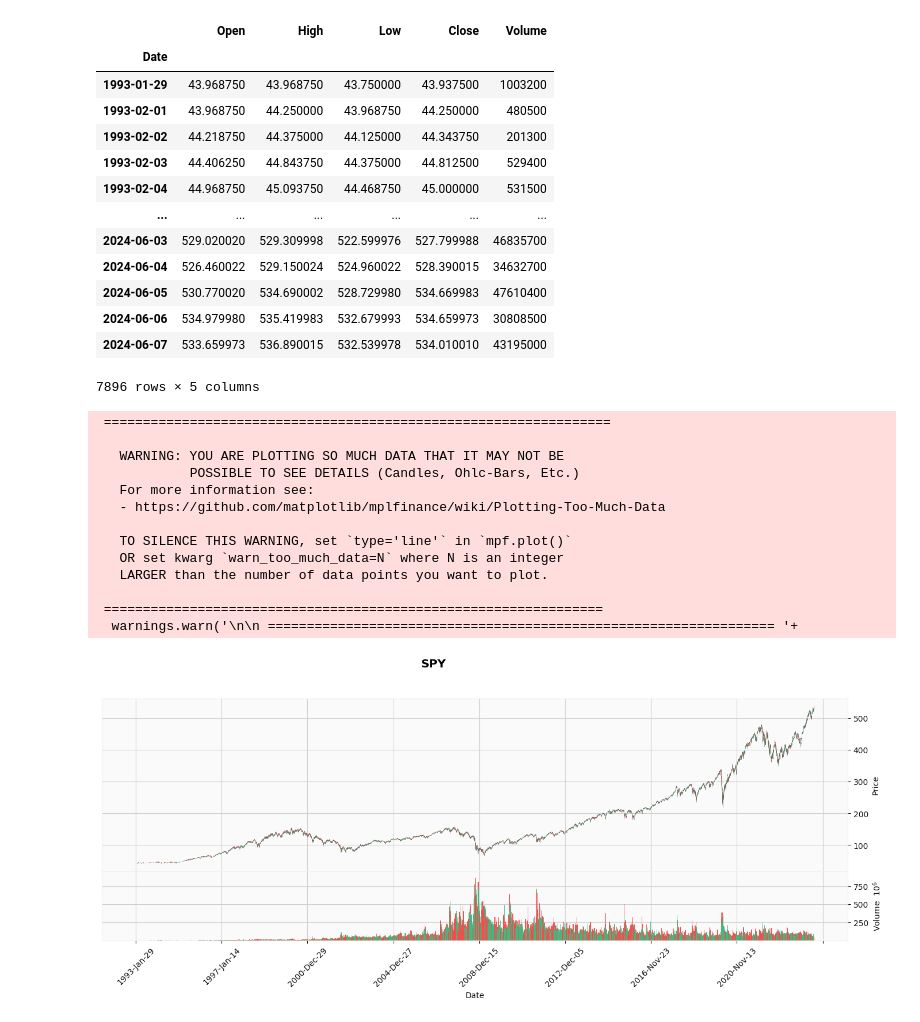
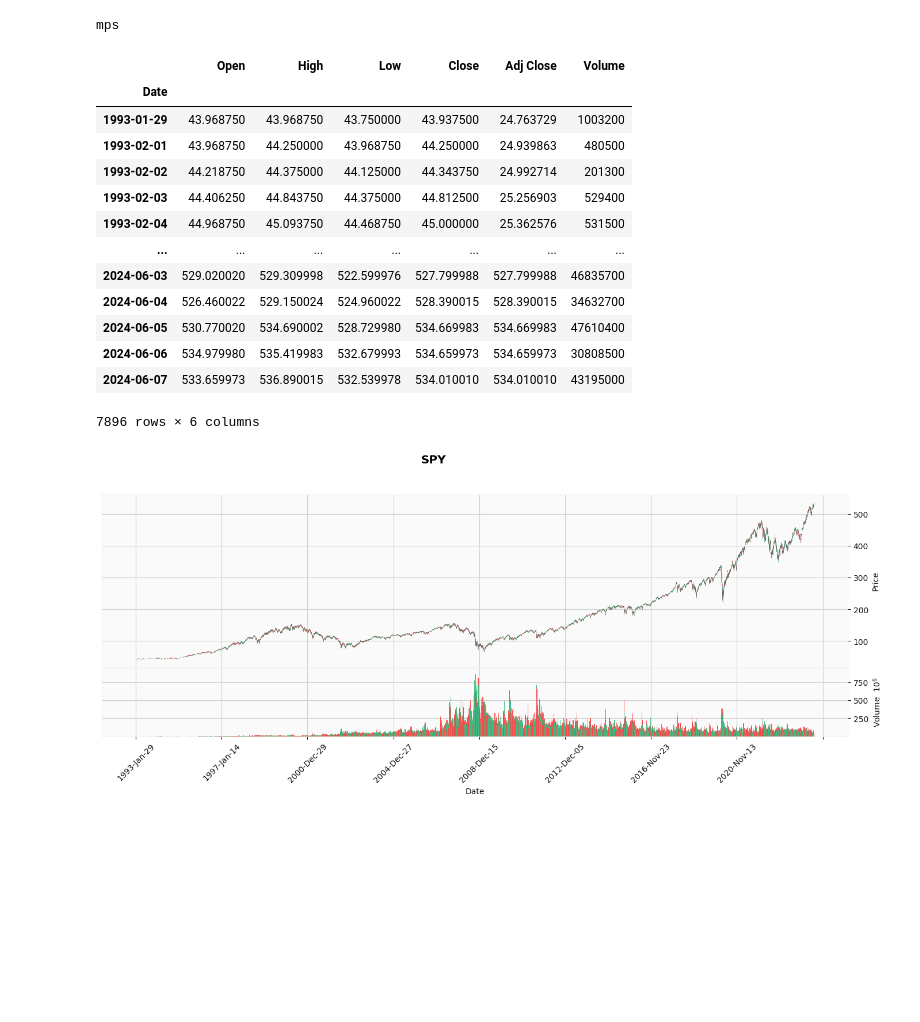
Before and after one commit to hetkpatel/BigBrainTrader, a Jupyter notebook: Stock (Close Price Only) - LSTM.ipynb, the cells around one changed output. Drawn from its saved outputs; the diff is of its cells as text; code cells hidden in the pictures; blank space fills up the shorter version.

```diff
--- a/Stock (Close Price Only) - LSTM.ipynb
+++ b/Stock (Close Price Only) - LSTM.ipynb
@@ -18,46 +19,41 @@ from tqdm import tqdm
+# %%
+if torch.backends.mps.is_available():
+    device = torch.device("mps")
+else:
+    device = torch.device("cpu")
+print(device)
+# %% [output]
+mps
 # %%
-from IPython.display import display
-SPY = pd.read_csv('SPY.csv', parse_dates=['Date'], index_col='Date')
-SPY.drop(columns=['Adj Close'], inplace=True)
+SPY = pd.read_csv('./data/SPY.csv', parse_dates=['Date'], index_col='Date')
+# SPY.drop(columns=['Adj Close'], inplace=True)
 display(SPY)
 
 mpf.plot(
     SPY,
     title="SPY",
     xlabel="Date",
     type="candle",
     volume=True,
     figsize=(18, 6),
     style="yahoo",
+    warn_too_much_data=len(SPY) + 1,
 )
 # %% [output]
-|  | Open | High | Low | Close | Volume |
-| Date |  |  |  |  |  |
-| 1993-01-29 | 43.968750 | 43.968750 | 43.750000 | 43.937500 | 1003200 |
-| 1993-02-01 | 43.968750 | 44.250000 | 43.968750 | 44.250000 | 480500 |
-| 1993-02-02 | 44.218750 | 44.375000 | 44.125000 | 44.343750 | 201300 |
-| 1993-02-03 | 44.406250 | 44.843750 | 44.375000 | 44.812500 | 529400 |
-| 1993-02-04 | 44.968750 | 45.093750 | 44.468750 | 45.000000 | 531500 |
-| ... | ... | ... | ... | ... | ... |
-| 2024-06-03 | 529.020020 | 529.309998 | 522.599976 | 527.799988 | 46835700 |
-| 2024-06-04 | 526.460022 | 529.150024 | 524.960022 | 528.390015 | 34632700 |
-| 2024-06-05 | 530.770020 | 534.690002 | 528.729980 | 534.669983 | 47610400 |
-| 2024-06-06 | 534.979980 | 535.419983 | 532.679993 | 534.659973 | 30808500 |
-| 2024-06-07 | 533.659973 | 536.890015 | 532.539978 | 534.010010 | 43195000 |
+|  | Open | High | Low | Close | Adj Close | Volume |
+| Date |  |  |  |  |  |  |
+| 1993-01-29 | 43.968750 | 43.968750 | 43.750000 | 43.937500 | 24.763729 | 1003200 |
+| 1993-02-01 | 43.968750 | 44.250000 | 43.968750 | 44.250000 | 24.939863 | 480500 |
+| 1993-02-02 | 44.218750 | 44.375000 | 44.125000 | 44.343750 | 24.992714 | 201300 |
+| 1993-02-03 | 44.406250 | 44.843750 | 44.375000 | 44.812500 | 25.256903 | 529400 |
+| 1993-02-04 | 44.968750 | 45.093750 | 44.468750 | 45.000000 | 25.362576 | 531500 |
+| ... | ... | ... | ... | ... | ... | ... |
+| 2024-06-03 | 529.020020 | 529.309998 | 522.599976 | 527.799988 | 527.799988 | 46835700 |
+| 2024-06-04 | 526.460022 | 529.150024 | 524.960022 | 528.390015 | 528.390015 | 34632700 |
+| 2024-06-05 | 530.770020 | 534.690002 | 528.729980 | 534.669983 | 534.669983 | 47610400 |
+| 2024-06-06 | 534.979980 | 535.419983 | 532.679993 | 534.659973 | 534.659973 | 30808500 |
+| 2024-06-07 | 533.659973 | 536.890015 | 532.539978 | 534.010010 | 534.010010 | 43195000 |
-7896 rows × 5 columns
+7896 rows × 6 columns
- =================================================================
-
-   WARNING: YOU ARE PLOTTING SO MUCH DATA THAT IT MAY NOT BE
-            POSSIBLE TO SEE DETAILS (Candles, Ohlc-Bars, Etc.)
-   For more information see:
-   - https://github.com/matplotlib/mplfinance/wiki/Plotting-Too-Much-Data
-
-   TO SILENCE THIS WARNING, set `type='line'` in `mpf.plot()`
-   OR set kwarg `warn_too_much_data=N` where N is an integer
-   LARGER than the number of data points you want to plot.
-
- ================================================================
-  warnings.warn('\n\n ================================================================= '+
 [figure]
 # %%
 scaler = MinMaxScaler()
```
Also changed, not shown: parts of 9 cells of this notebook, 10 other files.
